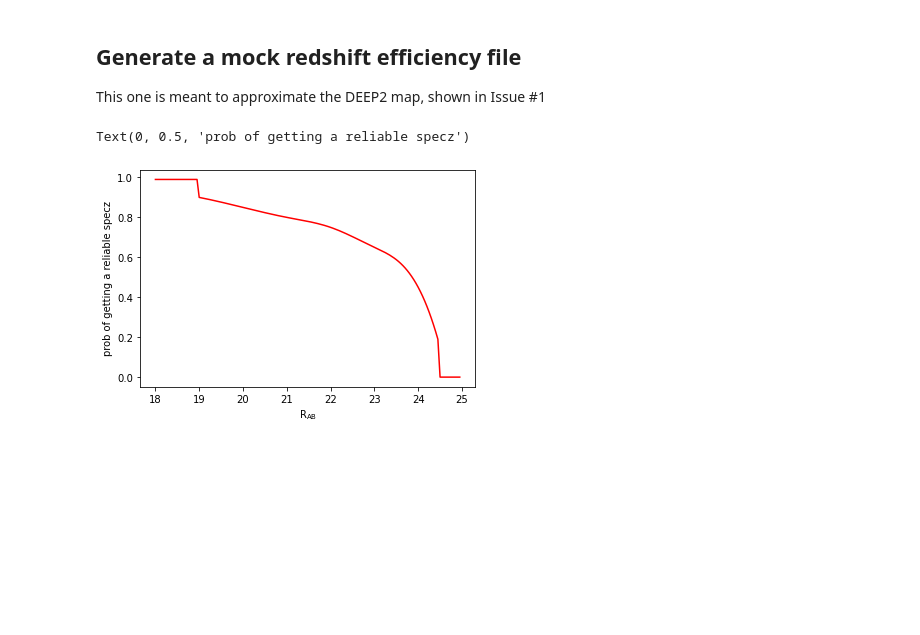
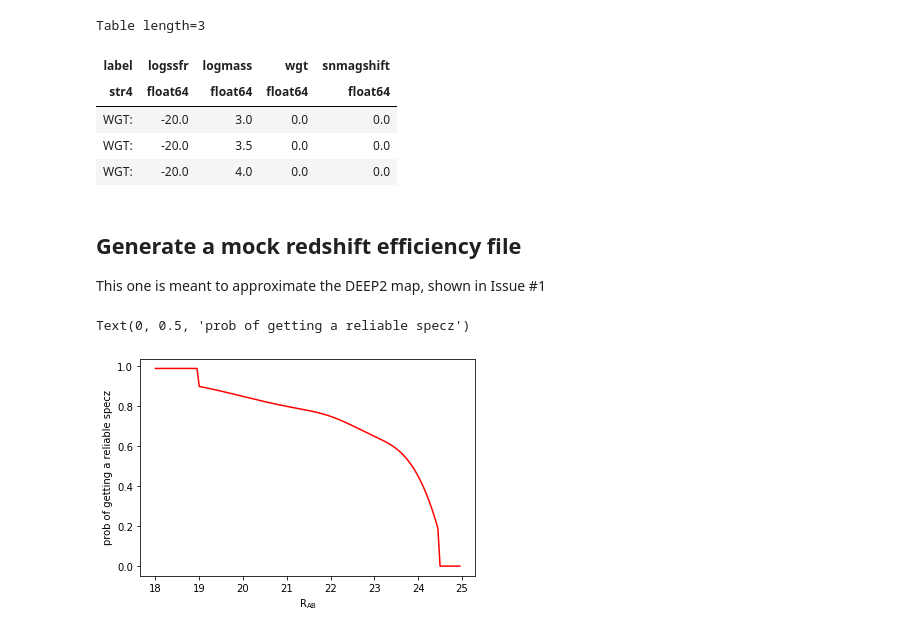
Before and after one commit to srodney/roman-sn-redshifts, a Jupyter notebook: romanz/roman_sn_hostlib.ipynb, the cells around one changed output. Cells and saved outputs as stored; diff of their text form; code cells hidden in the pictures; blank space fills up the shorter version.

```diff
--- a/roman-sn_hostlib.ipynb
+++ b/romanz/roman_sn_hostlib.ipynb
@@ -18,3 +43,12 @@ from scipy import interpolate
+# %%
+hostlib.wgtmaptable[:3]
+# %% [output]
+Table length=3
+| label | logssfr | logmass | wgt | snmagshift |
+| str4 | float64 | float64 | float64 | float64 |
+| WGT: | -20.0 | 3.0 | 0.0 | 0.0 |
+| WGT: | -20.0 | 3.5 | 0.0 | 0.0 |
+| WGT: | -20.0 | 4.0 | 0.0 | 0.0 |
 # %% [markdown]
 ## Generate a mock redshift efficiency file
 
```
Also changed, not shown: parts of 8 cells of this notebook, 13 other files.
